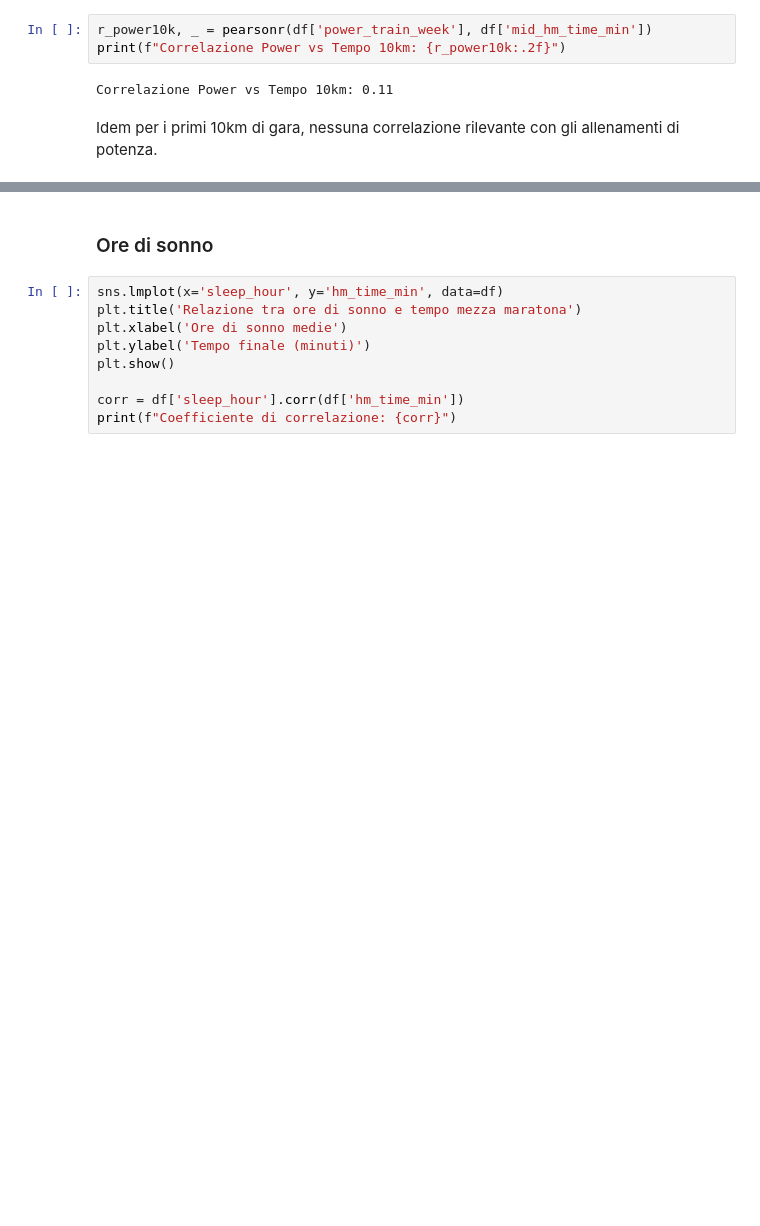
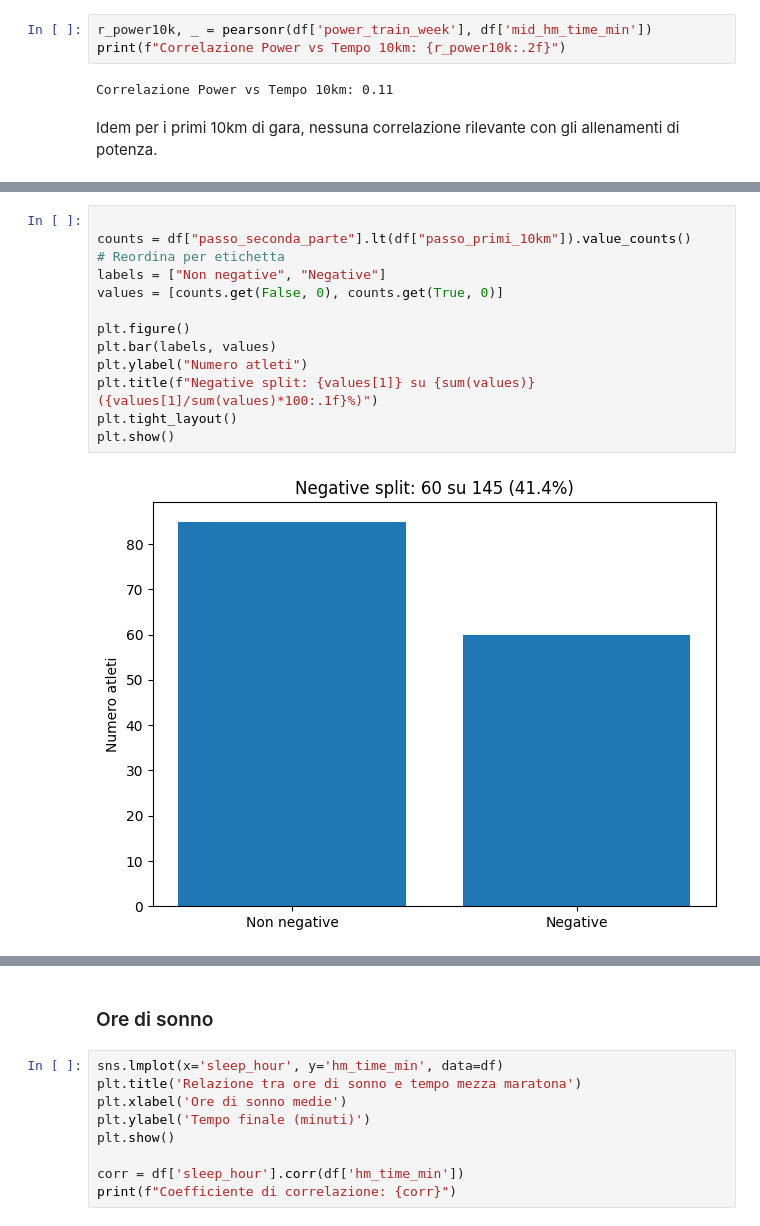
Before and after one commit to gabrynapo/HM_Time_Prediction_Thesis, a Jupyter notebook: data_analysis.ipynb, the cells around one changed output, grey strips where cells are left out. Cells and saved outputs as stored; diff of their text form; blank space fills up the shorter version.

```diff
--- a/data_analysis.ipynb
+++ b/data_analysis.ipynb
@@ -291,0 +392,15 @@ Idem per i primi 10km di gara, nessuna correlazione rilevante con gli allenament
+# %%
+
+counts = df["passo_seconda_parte"].lt(df["passo_primi_10km"]).value_counts()
+# Reordina per etichetta
+labels = ["Non negative", "Negative"]
+values = [counts.get(False, 0), counts.get(True, 0)]
+
+plt.figure()
+plt.bar(labels, values)
+plt.ylabel("Numero atleti")
+plt.title(f"Negative split: {values[1]} su {sum(values)} ({values[1]/sum(values)*100:.1f}%)")
+plt.tight_layout()
+plt.show()
+# %% [output]
+[figure, added]
```
Also changed, not shown: parts of 20 cells of this notebook, 1 other file.
